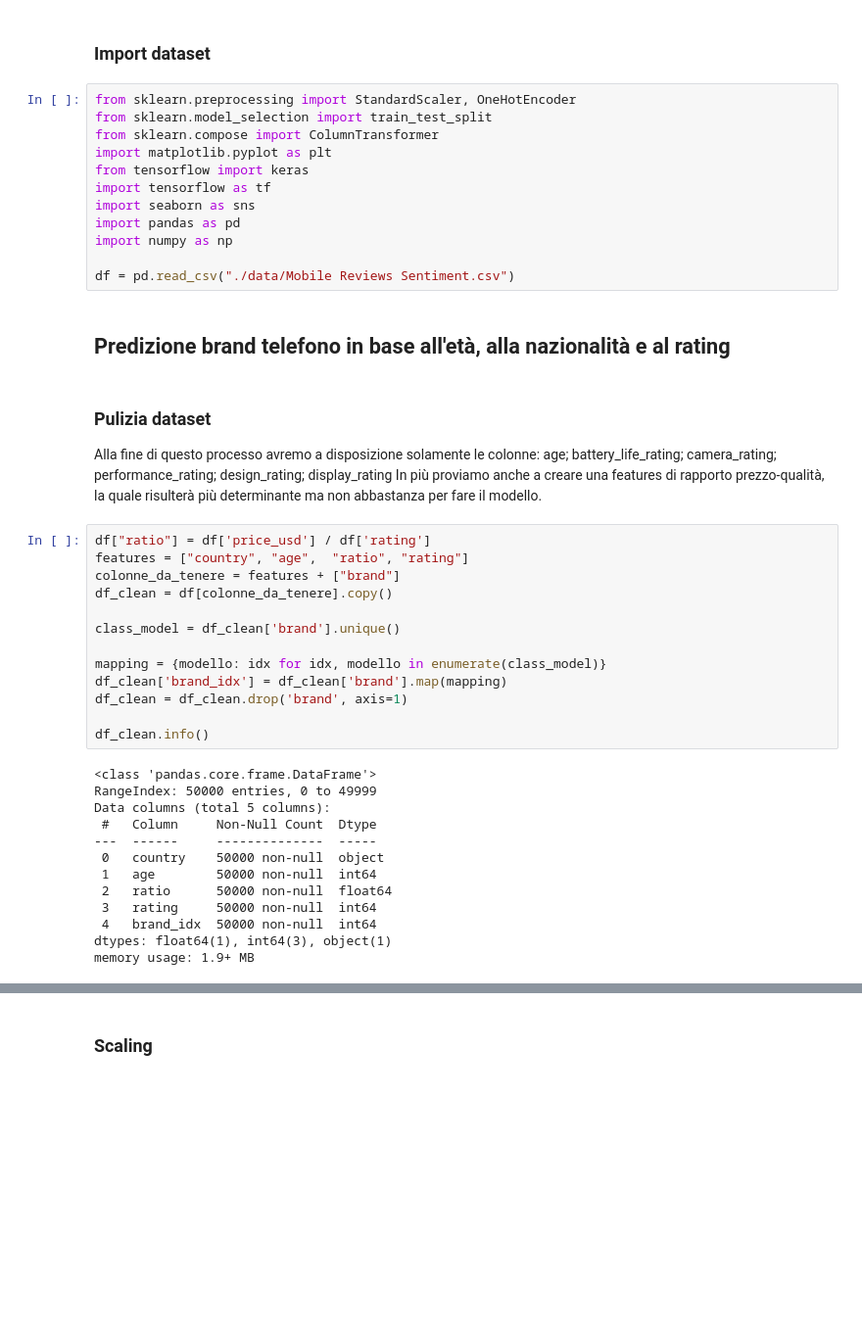
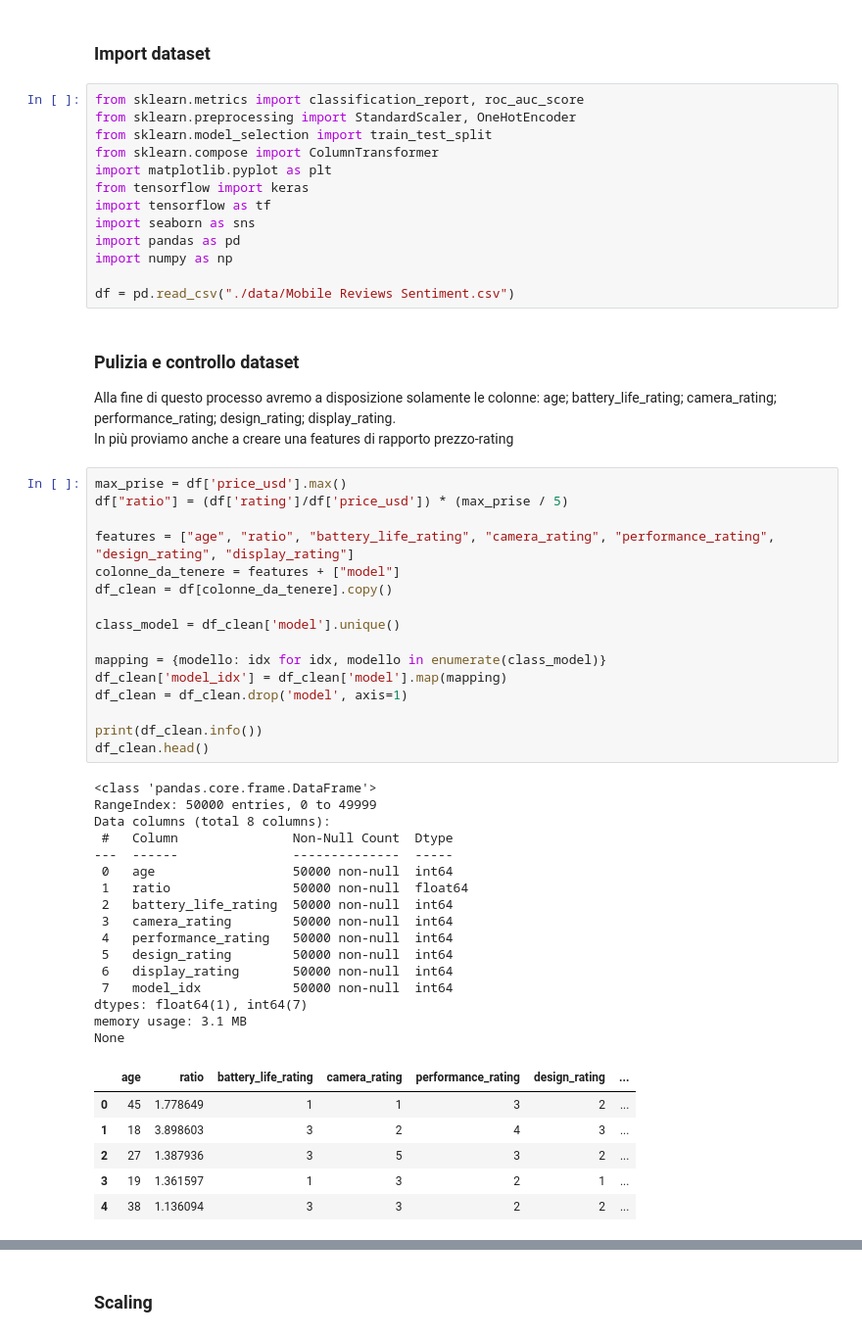
Before and after one commit to JulianCummaudo/ML_MobileReviewsAnalysis, a Jupyter notebook: multiClass.ipynb, the cells around one changed output, grey strips where cells are left out. Shown: that part at 98% size. Saved outputs shown, nothing was run; the diff lists cells and outputs as text; blank space fills up the shorter version.

```diff
--- a/multiClass.ipynb
+++ b/multiClass.ipynb
@@ -7,6 +7,7 @@ Inizialmente abbiamo anche pensato di fare un modello che dati i vari rating e l
 # %% [markdown]
 ### Import dataset
 # %%
+from sklearn.metrics import classification_report, roc_auc_score
 from sklearn.preprocessing import StandardScaler, OneHotEncoder
 from sklearn.model_selection import train_test_split
 from sklearn.compose import ColumnTransformer
@@ -18,36 +19,47 @@ import pandas as pd
 import numpy as np
 
 df = pd.read_csv("./data/Mobile Reviews Sentiment.csv")
-# %% [markdown]
-## Predizione brand telefono in base all'età, alla nazionalità e al rating
 # %% [markdown]
-### Pulizia dataset
-Alla fine di questo processo avremo a disposizione solamente le colonne: age; battery_life_rating; camera_rating; performance_rating; design_rating; display_rating
-In più proviamo anche a creare una features di rapporto prezzo-qualità, la quale risulterà più determinante ma non abbastanza per fare il modello.
+### Pulizia e controllo dataset
+Alla fine di questo processo avremo a disposizione solamente le colonne: age; battery_life_rating; camera_rating; performance_rating; design_rating; display_rating.<br>
+In più proviamo anche a creare una features di rapporto prezzo-rating
 # %%
-df["ratio"] = df['price_usd'] / df['rating']
-features = ["country", "age",  "ratio", "rating"]
-colonne_da_tenere = features + ["brand"]
+max_prise = df['price_usd'].max()
+df["ratio"] = (df['rating']/df['price_usd']) * (max_prise / 5)
+
+features = ["age", "ratio", "battery_life_rating", "camera_rating", "performance_rating", "design_rating", "display_rating"]
+colonne_da_tenere = features + ["model"]
 df_clean = df[colonne_da_tenere].copy()
 
-class_model = df_clean['brand'].unique()
+class_model = df_clean['model'].unique()
 
 mapping = {modello: idx for idx, modello in enumerate(class_model)}
-df_clean['brand_idx'] = df_clean['brand'].map(mapping)
-df_clean = df_clean.drop('brand', axis=1)
+df_clean['model_idx'] = df_clean['model'].map(mapping)
+df_clean = df_clean.drop('model', axis=1)
 
-df_clean.info()
+print(df_clean.info())
+df_clean.head()
 # %% [output]
 <class 'pandas.core.frame.DataFrame'>
 RangeIndex: 50000 entries, 0 to 49999
-Data columns (total 5 columns):
- #   Column     Non-Null Count  Dtype
----  ------     --------------  -----
- 0   country    50000 non-null  object
- 1   age        50000 non-null  int64
- 2   ratio      50000 non-null  float64
- 3   rating     50000 non-null  int64
- 4   brand_idx  50000 non-null  int64
-dtypes: float64(1), int64(3), object(1)
-memory usage: 1.9+ MB
+Data columns (total 8 columns):
+ #   Column               Non-Null Count  Dtype
+---  ------               --------------  -----
+ 0   age                  50000 non-null  int64
+ 1   ratio                50000 non-null  float64
+ 2   battery_life_rating  50000 non-null  int64
+ 3   camera_rating        50000 non-null  int64
+ 4   performance_rating   50000 non-null  int64
+ 5   design_rating        50000 non-null  int64
+ 6   display_rating       50000 non-null  int64
+ 7   model_idx            50000 non-null  int64
+dtypes: float64(1), int64(7)
+memory usage: 3.1 MB
+None
+|  | age | ratio | battery_life_rating | camera_rating | performance_rating | design_rating | ... |
+| 0 | 45 | 1.778649 | 1 | 1 | 3 | 2 | ... |
+| 1 | 18 | 3.898603 | 3 | 2 | 4 | 3 | ... |
+| 2 | 27 | 1.387936 | 3 | 5 | 3 | 2 | ... |
+| 3 | 19 | 1.361597 | 1 | 3 | 2 | 1 | ... |
+| 4 | 38 | 1.136094 | 3 | 3 | 2 | 2 | ... |
 # %% [markdown]
```
Also changed, not shown: parts of 23 cells of this notebook.
